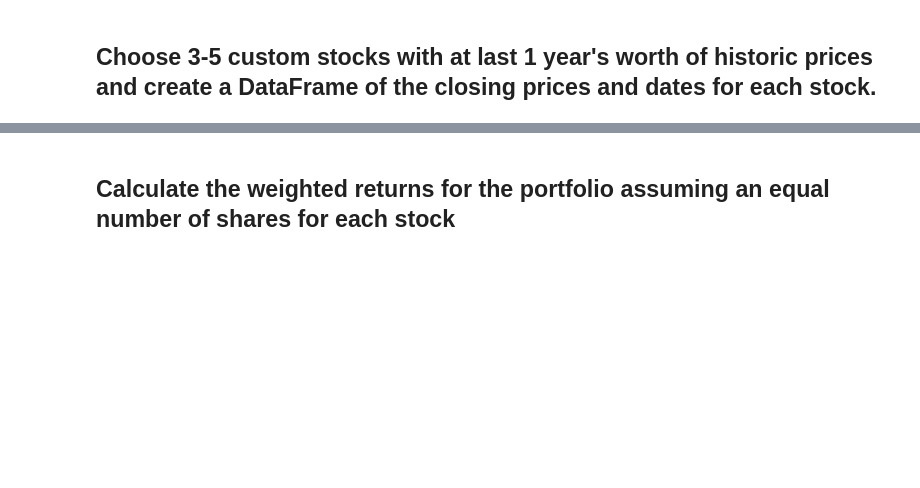
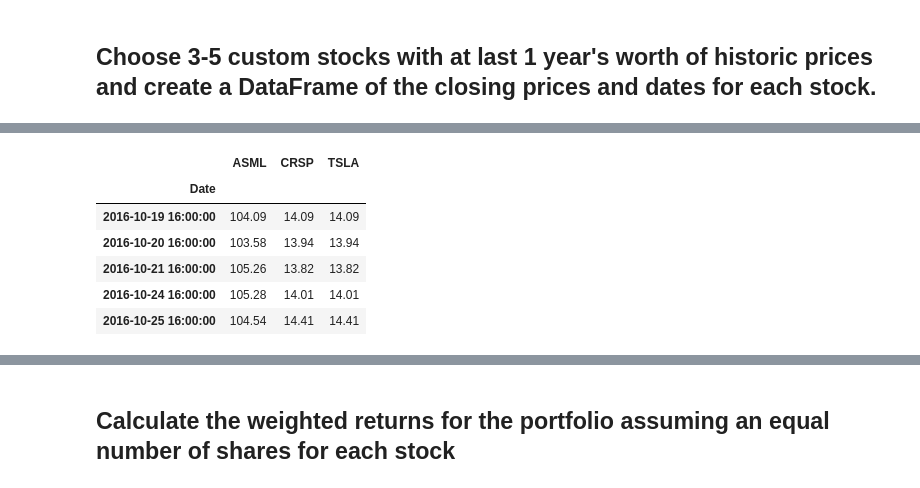
Before and after one commit to majikthise911/Homework_3_Pandas, a Jupyter notebook: Starter_Code/whale_analysis.ipynb, the cells around one changed output, grey strips where cells are left out. Drawn from its saved outputs; the diff is of its cells as text; code cells hidden in the pictures; blank space fills up the shorter version.

```diff
--- a/Starter_Code/whale_analysis.ipynb
+++ b/Starter_Code/whale_analysis.ipynb
@@ -406,0 +399,7 @@ In this section, you will build your own portfolio of stocks, calculate the retu
+# %%
+# Reading data from 1st stock
+asml_path = Path("./Resources/ASML.csv")#tells python what the path to the csv is
+asml_data = pd.read_csv(asml_path, index_col= 'Date', infer_datetime_format = True, parse_dates = True) #index_col tells python to use the column headed by 'Date' as the index. #infer_datetime_format = True tells python to infer the date and time from the given format of dates.
+asml_data.sort_index(ascending=True, inplace=True)
+asml_data.columns = ['ASML_Daily_Returns']
+asml_data.head()
@@ -406,0 +414,7 @@ In this section, you will build your own portfolio of stocks, calculate the retu
+# %%
+# Reading data from 2nd stock
+crsp_path = Path("./Resources/CRSP.csv")#tells python what the path to the csv is
+crsp_data = pd.read_csv(crsp_path, index_col= 'Date', infer_datetime_format = True, parse_dates = True) #index_col tells python to use the column headed by 'Date' as the index. #infer_datetime_format = True tells python to infer the date and time from the given format of dates.
+crsp_data.sort_index(ascending=True, inplace=True)
+crsp_data.columns = ['CRISPR_Daily_Returns']
+crsp_data.head()
@@ -406,0 +429,7 @@ In this section, you will build your own portfolio of stocks, calculate the retu
+# %%
+# Reading data from 3rd stock
+tsla_path = Path("./Resources/CRSP.csv")#tells python what the path to the csv is
+tsla_data = pd.read_csv(tsla_path, index_col= 'Date', infer_datetime_format = True, parse_dates = True) #index_col tells python to use the column headed by 'Date' as the index. #infer_datetime_format = True tells python to infer the date and time from the given format of dates.
+tsla_data.sort_index(ascending=True, inplace=True)
+tsla_data.columns = ['TSLA_Daily_Returns']
+tsla_data.head()
@@ -407,2 +444,19 @@ In this section, you will build your own portfolio of stocks, calculate the retu
+# %%
+# Combine all stocks in a single DataFrame
+joined_personal_data = pd.concat([asml_data, crsp_data, tsla_data], axis = 'columns', join = 'inner')
+joined_personal_data.head()
+# Reorganize portfolio data by having a column per symbol
+column = ['ASML', 'CRSP', 'TSLA']
+joined_personal_data.columns = column
+joined_personal_data = joined_personal_data.dropna()
+joined_personal_data.head()
+# %% [output]
+|  | ASML | CRSP | TSLA |
+| Date |  |  |  |
+| 2016-10-19 16:00:00 | 104.09 | 14.09 | 14.09 |
+| 2016-10-20 16:00:00 | 103.58 | 13.94 | 13.94 |
+| 2016-10-21 16:00:00 | 105.26 | 13.82 | 13.82 |
+| 2016-10-24 16:00:00 | 105.28 | 14.01 | 14.01 |
+| 2016-10-25 16:00:00 | 104.54 | 14.41 | 14.41 |
 # %%
 # Reset Date index
```
Also changed, not shown: parts of 13 cells of this notebook, 7 other files.
